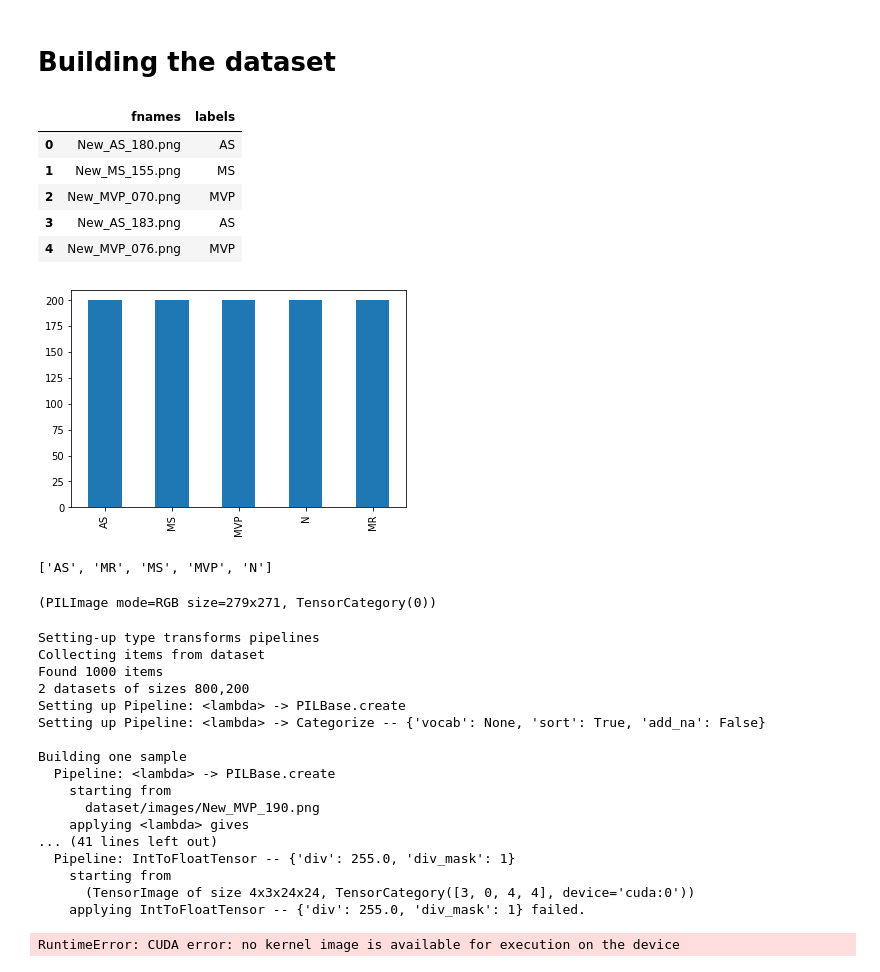
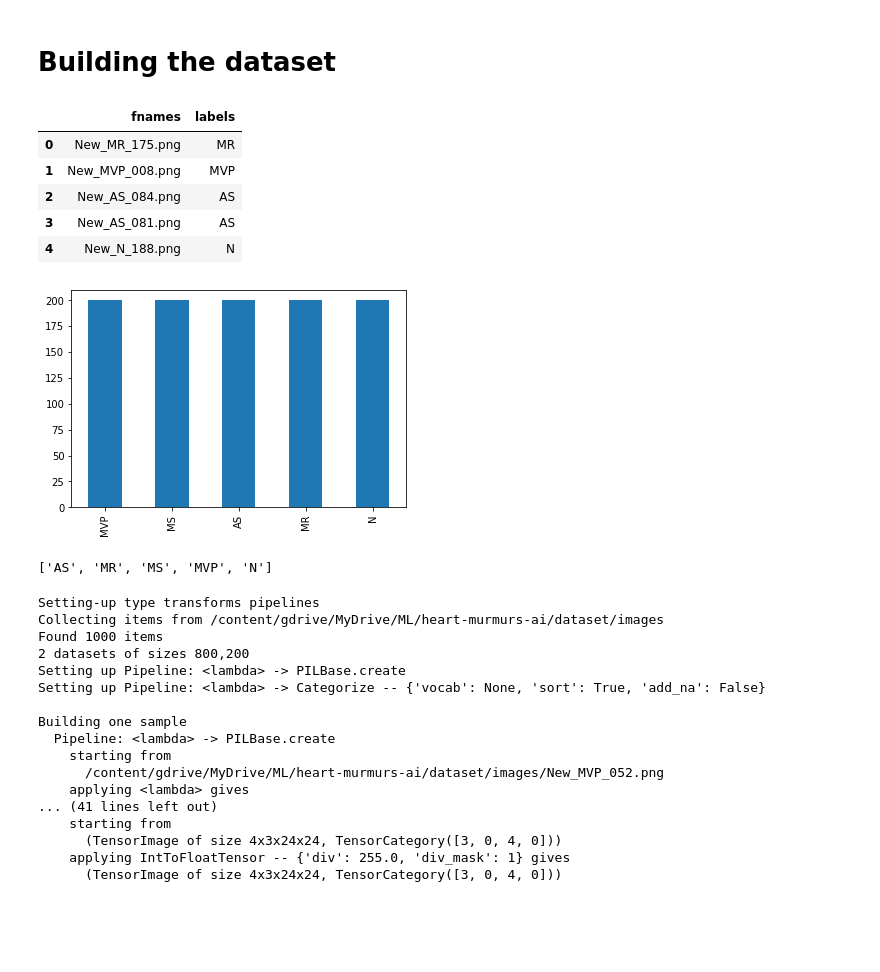
Before and after one commit to Alam12345678/heart-murmurs-ai, a Jupyter notebook: 01_data-preparation.ipynb, the cells around one changed output. Drawn from its saved outputs; the diff is of its cells as text; code cells hidden in the pictures; blank space fills up the shorter version.

```diff
--- a/01_data-preparation.ipynb
+++ b/01_data-preparation.ipynb
@@ -140,25 +139,25 @@ assert len((path/'images').ls())==1000
 # %% [markdown]
 # Building the dataset
 # %%
-img_path = Path('dataset/images')
+img_path = Path('/content/gdrive/MyDrive/ML/heart-murmurs-ai/dataset/images')
 
 #Data Frame containing of file names with label so as to form structred folder
 label_list = [str(f_path).split('/')[-1].replace('New_','').split('_')[0] for f_path in img_path.ls()]
 fnames = [str(f_path).split('/')[-1] for f_path in img_path.ls()]
 # fnames = [str(f_path) for f_path in img_path.ls()]
 df = pd.DataFrame({'fnames':fnames, 'labels':label_list})
 df.head()
 # %% [output]
 |  | fnames | labels |
-| 0 | New_AS_180.png | AS |
-| 1 | New_MS_155.png | MS |
-| 2 | New_MVP_070.png | MVP |
-| 3 | New_AS_183.png | AS |
-| 4 | New_MVP_076.png | MVP |
+| 0 | New_MR_175.png | MR |
+| 1 | New_MVP_008.png | MVP |
+| 2 | New_AS_084.png | AS |
+| 3 | New_AS_081.png | AS |
+| 4 | New_N_188.png | N |
 # %%
 df['labels'].value_counts().plot.bar();
 # %% [output]
-[figure, old version]
+[figure, new version]
 # %%
 dblock = DataBlock(blocks= (ImageBlock,CategoryBlock),
                    get_items=get_image_files,
@@ -167,20 +166,17 @@ dblock = DataBlock(blocks= (ImageBlock,CategoryBlock),
                    splitter = RandomSplitter(valid_pct=0.2, seed=42),
                    item_tfms=Resize(24)
                   )
-# %%
-dls.vocab
-# %% [output]
-['AS', 'MR', 'MS', 'MVP', 'N']
 # %%
 dls = dblock.datasets(img_path)
 dls[0]
+dls.vocab
 # %% [output]
-(PILImage mode=RGB size=279x271, TensorCategory(0))
+['AS', 'MR', 'MS', 'MVP', 'N']
 # %%
-dblock.summary(path)
+dblock.summary(img_path)
 # %% [output]
 Setting-up type transforms pipelines
-Collecting items from dataset
+Collecting items from /content/gdrive/MyDrive/ML/heart-murmurs-ai/dataset/images
 Found 1000 items
 2 datasets of sizes 800,200
 Setting up Pipeline: <lambda> -> PILBase.create
@@ -189,11 +185,10 @@ Setting up Pipeline: <lambda> -> Categorize -- {'vocab': None, 'sort': True, 'ad
 Building one sample
   Pipeline: <lambda> -> PILBase.create
     starting from
-      dataset/images/New_MVP_190.png
+      /content/gdrive/MyDrive/ML/heart-murmurs-ai/dataset/images/New_MVP_052.png
     applying <lambda> gives
 ... (41 lines left out)
-  Pipeline: IntToFloatTensor -- {'div': 255.0, 'div_mask': 1}
     starting from
-      (TensorImage of size 4x3x24x24, TensorCategory([3, 0, 4, 4], device='cuda:0'))
-    applying IntToFloatTensor -- {'div': 255.0, 'div_mask': 1} failed.
+      (TensorImage of size 4x3x24x24, TensorCategory([3, 0, 4, 0]))
+    applying IntToFloatTensor -- {'div': 255.0, 'div_mask': 1} gives
+      (TensorImage of size 4x3x24x24, TensorCategory([3, 0, 4, 0]))
-RuntimeError: CUDA error: no kernel image is available for execution on the device
```
Also changed, not shown: parts of 39 cells of this notebook.
